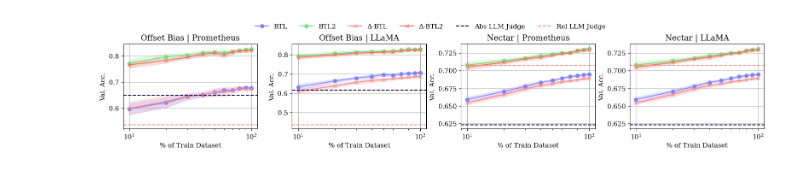
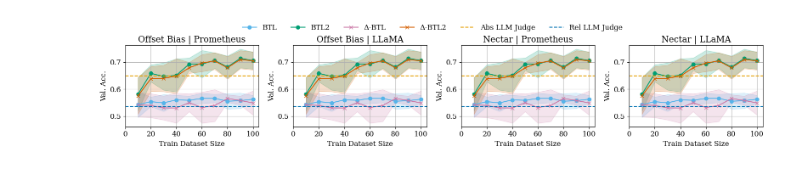
Before and after one commit to aishwaryax/learn-to-judge, a Jupyter notebook: notebooks/ablations.ipynb, the cells around one changed output. Drawn from its saved outputs; the diff is of its cells as text; code cells hidden in the pictures.

```diff
--- a/notebooks/ablations.ipynb
+++ b/notebooks/ablations.ipynb
@@ -282,0 +1,7 @@ plt.show()
+# %%
+color1 = "#56B4E9"
+color2 = "#CC79A7"
+color3 = "#D55E00"
+color4 = "#009E73"
+color5 = "#E69F00"
+color6 = "#0072B2"
@@ -552,6 +587,7 @@ plt.show()
 # %%
 import pandas as pd
 import matplotlib.pyplot as plt
+import numpy as np
 
 # Plot style settings
 plt.rcParams.update({
@@ -565,17 +601,17 @@ delta = '\u0394'
 
 # File paths
 paths = {
-    "OFFSET_LLAMA": "/project/pi_wenlongzhao_umass_edu/1/tbudhwani/experiment_results/llama3.18b/offset_bias/dataset_size_experiment_results.csv",
-    "OFFSET_PROMETHEUS": "/project/pi_wenlongzhao_umass_edu/1/tbudhwani/experiment_results/prometheusv2/offset_bias/dataset_size_experiment_results.csv",
-    "NECTAR_LLAMA": "/project/pi_wenlongzhao_umass_edu/1/jkarnuthala/experiment_results/prometheusv2/nectar/dataset_size_experiment_results.csv",
-    "NECTAR_PROMETHEUS": "/project/pi_wenlongzhao_umass_edu/1/jkarnuthala/experiment_results/prometheusv2/nectar/dataset_size_experiment_results.csv",
+    "OFFSET_LLAMA": "/project/pi_wenlongzhao_umass_edu/1/experiment_results/prometheusv2/offset_bias/dataset_size_experiment_results.csv",
+    "OFFSET_PROMETHEUS": "/project/pi_wenlongzhao_umass_edu/1/experiment_results/prometheusv2/offset_bias/dataset_size_experiment_results.csv",
+    "NECTAR_LLAMA": "/project/pi_wenlongzhao_umass_edu/1/experiment_results/prometheusv2/offset_bias/dataset_size_experiment_results.csv",
+    "NECTAR_PROMETHEUS": "/project/pi_wenlongzhao_umass_edu/1/experiment_results/prometheusv2/offset_bias/dataset_size_experiment_results.csv",
 }
 
 paths_llm_scores = {
-    "OFFSET_LLAMA": "/project/pi_wenlongzhao_umass_edu/1/tbudhwani/experiment_results/llama3.18b/offset_bias/experiment_results.csv",
-    "OFFSET_PROMETHEUS": "/project/pi_wenlongzhao_umass_edu/1/tbudhwani/experiment_results/prometheusv2/offset_bias/experiment_results.csv",
-    "NECTAR_LLAMA": "/project/pi_wenlongzhao_umass_edu/1/jkarnuthala/experiment_results/prometheusv2/nectar/experiment_results.csv",
-    "NECTAR_PROMETHEUS": "/project/pi_wenlongzhao_umass_edu/1/jkarnuthala/experiment_results/prometheusv2/nectar/experiment_results.csv"
+    "OFFSET_LLAMA": "/project/pi_wenlongzhao_umass_edu/1/experiment_results/prometheusv2/offset_bias/experiment_results.csv",
+    "OFFSET_PROMETHEUS": "/project/pi_wenlongzhao_umass_edu/1/experiment_results/prometheusv2/offset_bias/experiment_results.csv",
+    "NECTAR_LLAMA": "/project/pi_wenlongzhao_umass_edu/1/experiment_results/prometheusv2/offset_bias/experiment_results.csv",
+    "NECTAR_PROMETHEUS": "/project/pi_wenlongzhao_umass_edu/1/experiment_results/prometheusv2/offset_bias/experiment_results.csv"
 }
 
 def extract_llm_score(path, metric, key):
@@ -593,8 +629,8 @@ llm_scores = {
 
 def plot_llm_references(ax, dataset_key):
     colors = {
-        "Abs LLM Judge": "#000B58",
-        "Rel LLM Judge": '#FF8A8A',
+        "Abs LLM Judge": color5,
+        "Rel LLM Judge": color6,
     }
     for name, color in colors.items():
         value = llm_scores[dataset_key][name]
@@ -604,6 +640,7 @@ def plot_llm_references(ax, dataset_key):
 # Extract and aggregate metrics
 def extract_metrics(path, metric):
     df = pd.read_csv(path)
+    df = df[(df['Dataset Size'] >= 10) & (df['Dataset Size'] <= 100)]
     grouped = df.groupby(['Model', 'Dataset Size'])[metric].agg(['mean', 'std']).reset_index()
 
     def get_group(model_name):
@@ -621,14 +658,14 @@ def extract_metrics(path, metric):
         f'{delta}-BTL2': get_group(f'Delta BTL2'),
     }
 
-label_x = "% of Train Dataset"
+label_x = "Train Dataset Size"
 # Plot helper
 def plot_all_methods(ax, metrics, title, dataset_key):
     colors = {
-        'BTL': '#8282ff',              # pastel blue
-        f'{delta}-BTL': '#fd8585',        # pastel pink
-        'BTL2': '#77dd77',             # pastel green
-        f'{delta}-BTL2': '#ff6961'        # red (unchanged)
+        'BTL': color1,              # pastel blue
+        f'{delta}-BTL': color2,        # pastel pink
+        'BTL2': color4,             # pastel green
+        f'{delta}-BTL2': color3        # red (unchanged)
     }
     markers = {
         'BTL': 'o',
@@ -643,40 +680,41 @@ def plot_all_methods(ax, metrics, title, dataset_key):
                         [m + s for m, s in zip(data["mean"], data["std"])],
                         alpha=0.2, color=colors[method])
     plot_llm_references(ax, dataset_key)
-    ax.set_xscale('log')
     ax.set_title(title)
     ax.set_xlabel(label_x)
+    ticks = np.arange(0, 101, 20)
+    ax.set_xticks(ticks)
     ax.set_ylabel("Val. Acc.")
     ax.grid(True)
 
 # Read data
 offset_llama_metrics = extract_metrics(paths["OFFSET_LLAMA"], "Accuracy")
 offset_prometheus_metrics = extract_metrics(paths["OFFSET_PROMETHEUS"], "Accuracy")
 nectar_llama_metrics = extract_metrics(paths["NECTAR_LLAMA"], "Accuracy")
 nectar_prometheus_metrics = extract_metrics(paths["NECTAR_PROMETHEUS"], "Accuracy")
 
 # Plot
 fig, axs = plt.subplots(1, 4, figsize=(16, 3))
 
 plot_all_methods(axs[0], offset_prometheus_metrics, "Offset Bias | Prometheus", "OFFSET_PROMETHEUS")
 plot_all_methods(axs[1], offset_llama_metrics, "Offset Bias | LLaMA", "OFFSET_LLAMA")
 plot_all_methods(axs[2], nectar_prometheus_metrics, "Nectar | Prometheus", "NECTAR_PROMETHEUS")
 plot_all_methods(axs[3], nectar_llama_metrics, "Nectar | LLaMA", "NECTAR_LLAMA")
 
 plt.tight_layout()
 handles, labels = axs[0].get_legend_handles_labels()
 fig.legend(
     handles, labels,
     loc='upper center',
     bbox_to_anchor=(0.5, 1.05),
     ncol=len(handles),
     frameon=False,
     borderaxespad=0.0
 )
 plt.savefig("preferences_dataset_size_llama_prometheus.pdf", format='pdf', bbox_inches='tight')
 plt.show()
 # %% [output]
-[figure, old version]
+[figure, new version]
 # %%
 import pandas as pd
 import matplotlib.pyplot as plt
```
Also changed, not shown: parts of 10 cells of this notebook, 1 other file.
